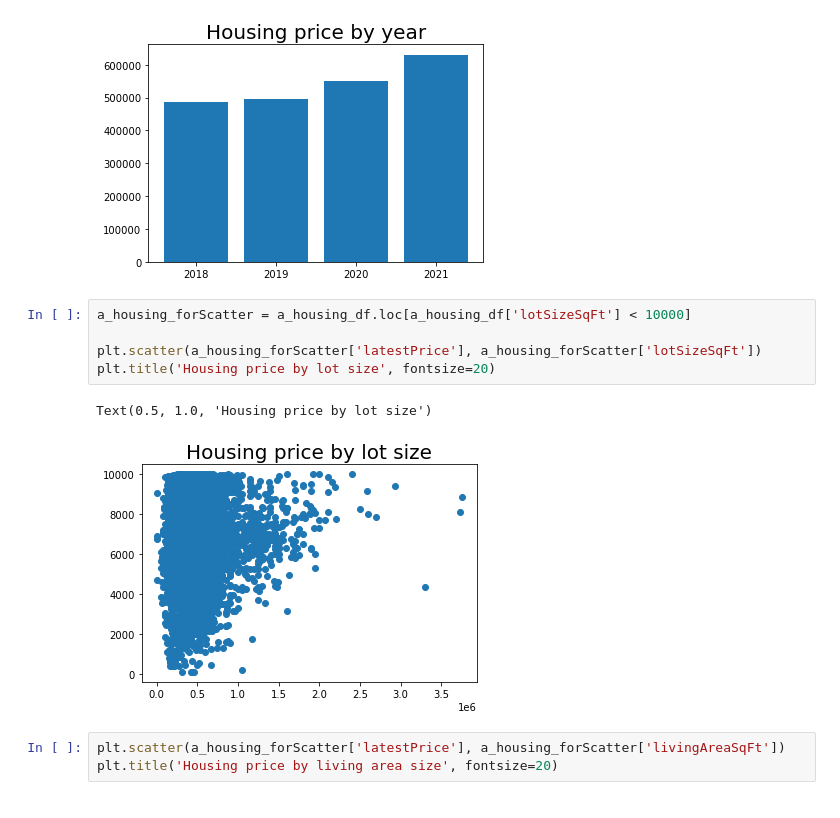
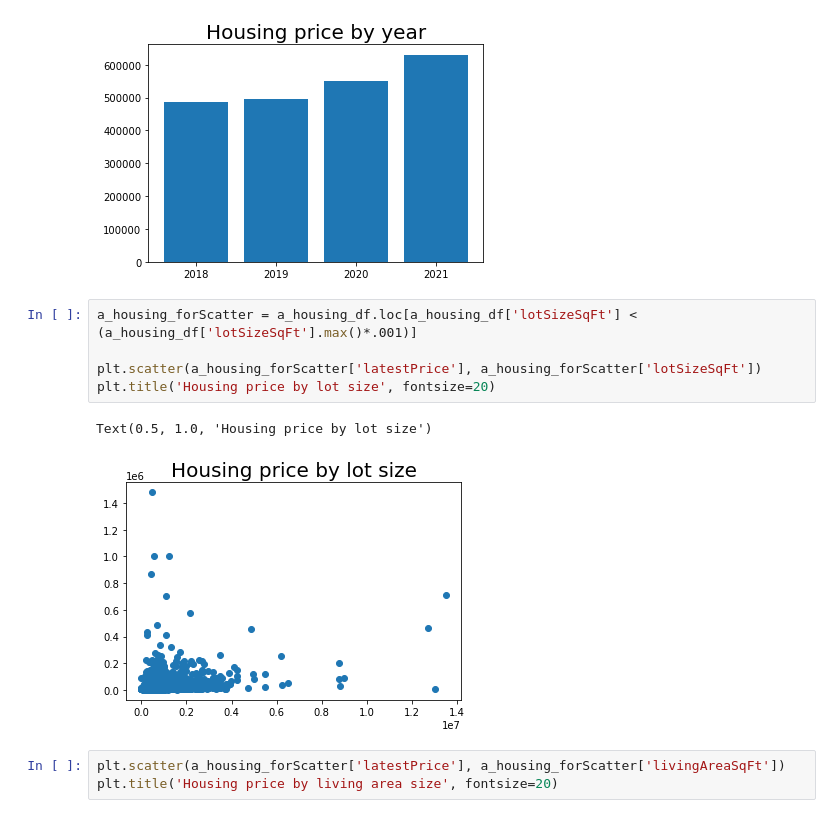
Before and after one commit to apaneser/House_Finding, a Jupyter notebook: Notebook/Austin_graphs.ipynb, the cells around one changed output. Drawn from its saved outputs; the diff is of its cells as text.

```diff
--- a/Notebook/Austin_graphs.ipynb
+++ b/Notebook/Austin_graphs.ipynb
@@ -40,13 +40,13 @@ plt.title('Housing price by year', fontsize=20)
 Text(0.5, 1.0, 'Housing price by year')
 [figure]
 # %%
-a_housing_forScatter = a_housing_df.loc[a_housing_df['lotSizeSqFt'] < 10000]
+a_housing_forScatter = a_housing_df.loc[a_housing_df['lotSizeSqFt'] < (a_housing_df['lotSizeSqFt'].max()*.001)]
 
 plt.scatter(a_housing_forScatter['latestPrice'], a_housing_forScatter['lotSizeSqFt'])
 plt.title('Housing price by lot size', fontsize=20)
 # %% [output]
 Text(0.5, 1.0, 'Housing price by lot size')
-[figure, old version]
+[figure, new version]
 # %%
 plt.scatter(a_housing_forScatter['latestPrice'], a_housing_forScatter['livingAreaSqFt'])
 plt.title('Housing price by living area size', fontsize=20)
```
Also changed, not shown: 9 other files.
